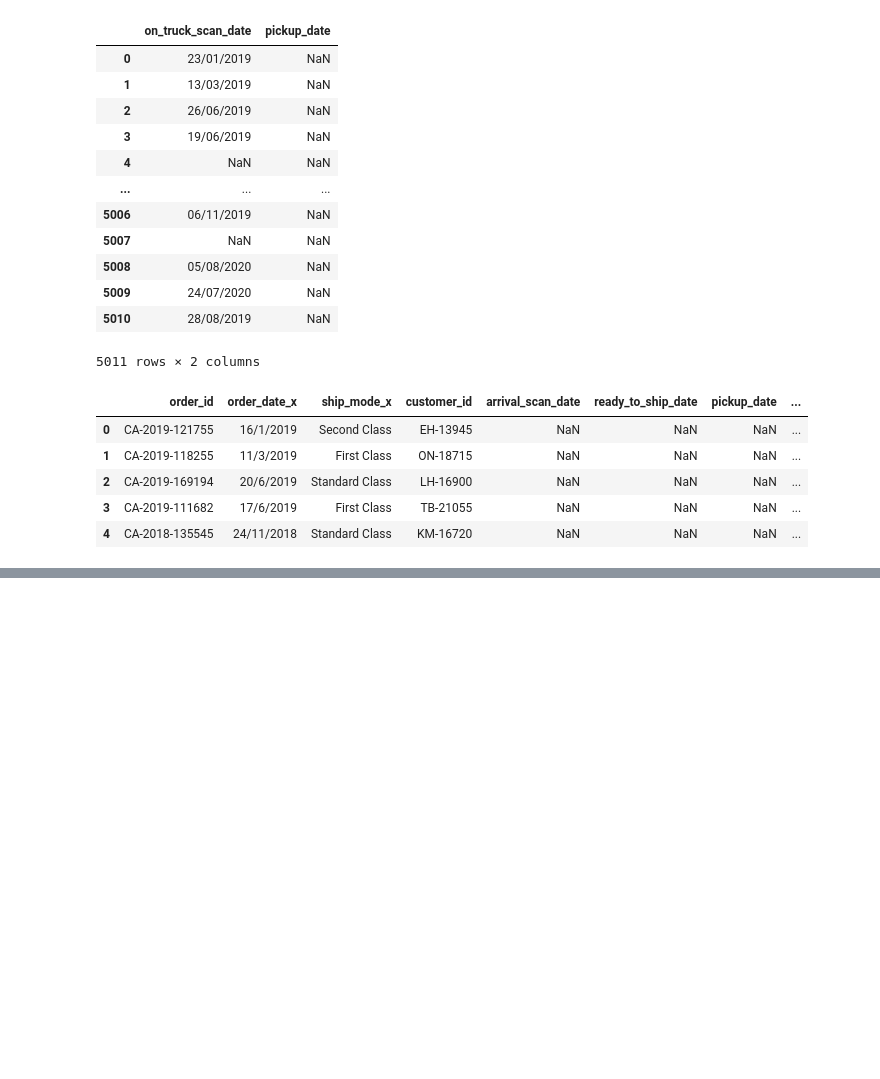
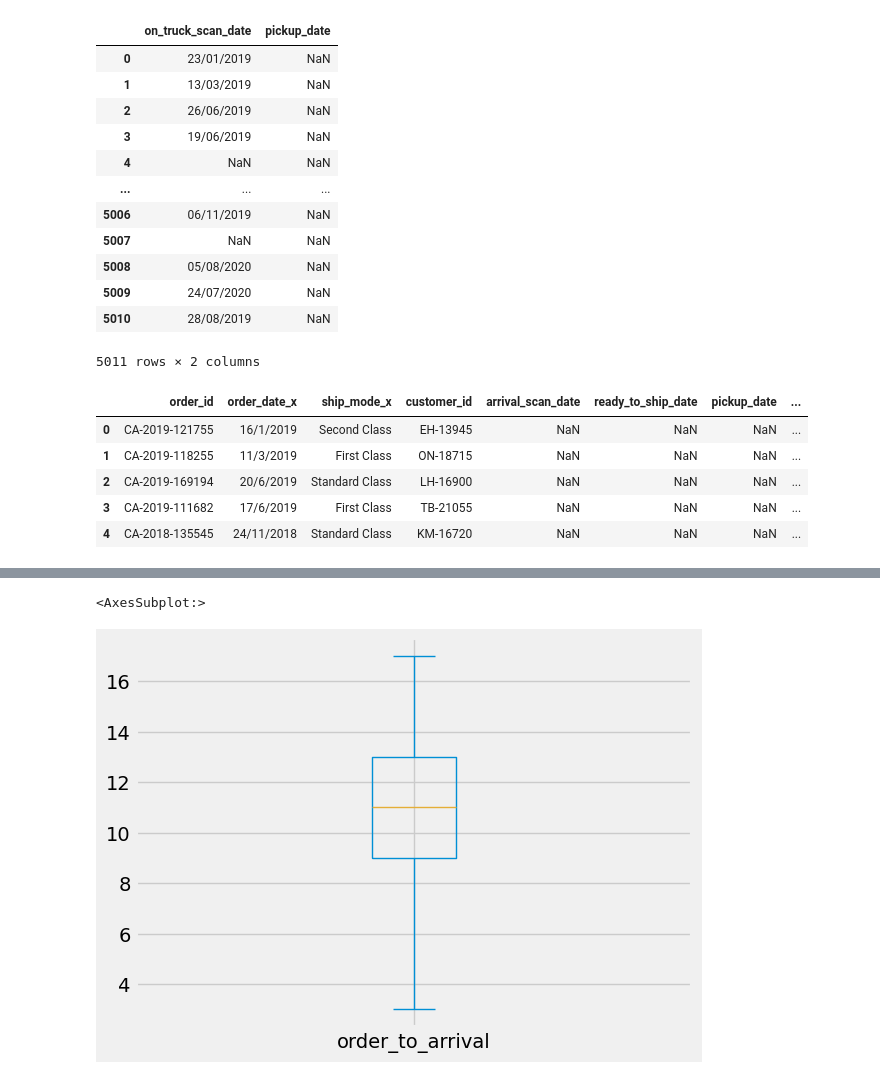
Before and after one commit to cophi-dev/EDA_muesli_group1, a Jupyter notebook: EDA_phillipp.ipynb, the cells around one changed output, grey strips where cells are left out. Cells and saved outputs as stored; diff of their text form; code cells hidden in the pictures; blank space fills up the shorter version.

Commit message:
added date calculations

```diff
--- a/EDA_phillipp.ipynb
+++ b/EDA_phillipp.ipynb
@@ -323,5 +323,11 @@ final_dataset.head()
 | 2 | CA-2019-169194 | 20/6/2019 | Standard Class | LH-16900 | NaN | NaN | NaN | ... |
 | 3 | CA-2019-111682 | 17/6/2019 | First Class | TB-21055 | NaN | NaN | NaN | ... |
 | 4 | CA-2018-135545 | 24/11/2018 | Standard Class | KM-16720 | NaN | NaN | NaN | ... |
-# %%
-final_dataset['order_date'] = pd.to_datetime(final_dataset['order_date'].dt.date)
+# %%
+final_dataset['order_date_x'] = pd.to_datetime(final_dataset['order_date_x'], format='%d/%m/%Y')
+final_dataset['order_date_y'] = pd.to_datetime(final_dataset['order_date_y'], format='%d/%m/%Y')
+final_dataset['arrival_scan_date'] = pd.to_datetime(final_dataset['arrival_scan_date'], format='%d/%m/%Y')
+final_dataset['ready_to_ship_date'] = pd.to_datetime(final_dataset['ready_to_ship_date'], format='%d/%m/%Y')
+final_dataset['pickup_date'] = pd.to_datetime(final_dataset['pickup_date'], format='%d/%m/%Y')
+final_dataset['on_truck_scan_date'] = pd.to_datetime(final_dataset['on_truck_scan_date'], format='%d/%m/%Y')
+final_dataset.head()
@@ -327,0 +341,12 @@ final_dataset['order_date'] = pd.to_datetime(final_dataset['order_date'].dt.date
+# %%
+#Check if the two order date columns are the same
+final_dataset["delta_order_date"] = final_dataset["order_date_x"] - final_dataset["order_date_y"]
+final_dataset.delta_order_date.describe()
+# Yes, they are -> 0 days time difference for all entries
+# drop one order date column
+final_dataset.drop(["order_date_y", "delta_order_date", "ship_mode_x"], axis=1, inplace=True)
+# rename column
+final_dataset.rename(columns={"order_date_x": "order_date"}, inplace=True)
+
+# show dataset
+final_dataset.head()
@@ -327,0 +360,4 @@ final_dataset['order_date'] = pd.to_datetime(final_dataset['order_date'].dt.date
+# %%
+# Calculate actual day in process phases
+final_dataset["order_to_arrival"] = (final_dataset["arrival_scan_date"] - final_dataset["order_date"]).dt.days
+final_dataset.order_to_arrival.describe()
@@ -327,0 +389,5 @@ final_dataset['order_date'] = pd.to_datetime(final_dataset['order_date'].dt.date
+# %%
+final_dataset.plot(kind="box")
+# %% [output]
+<AxesSubplot:>
+[figure, added]
```
Also changed, not shown: parts of 4 cells of this notebook.
